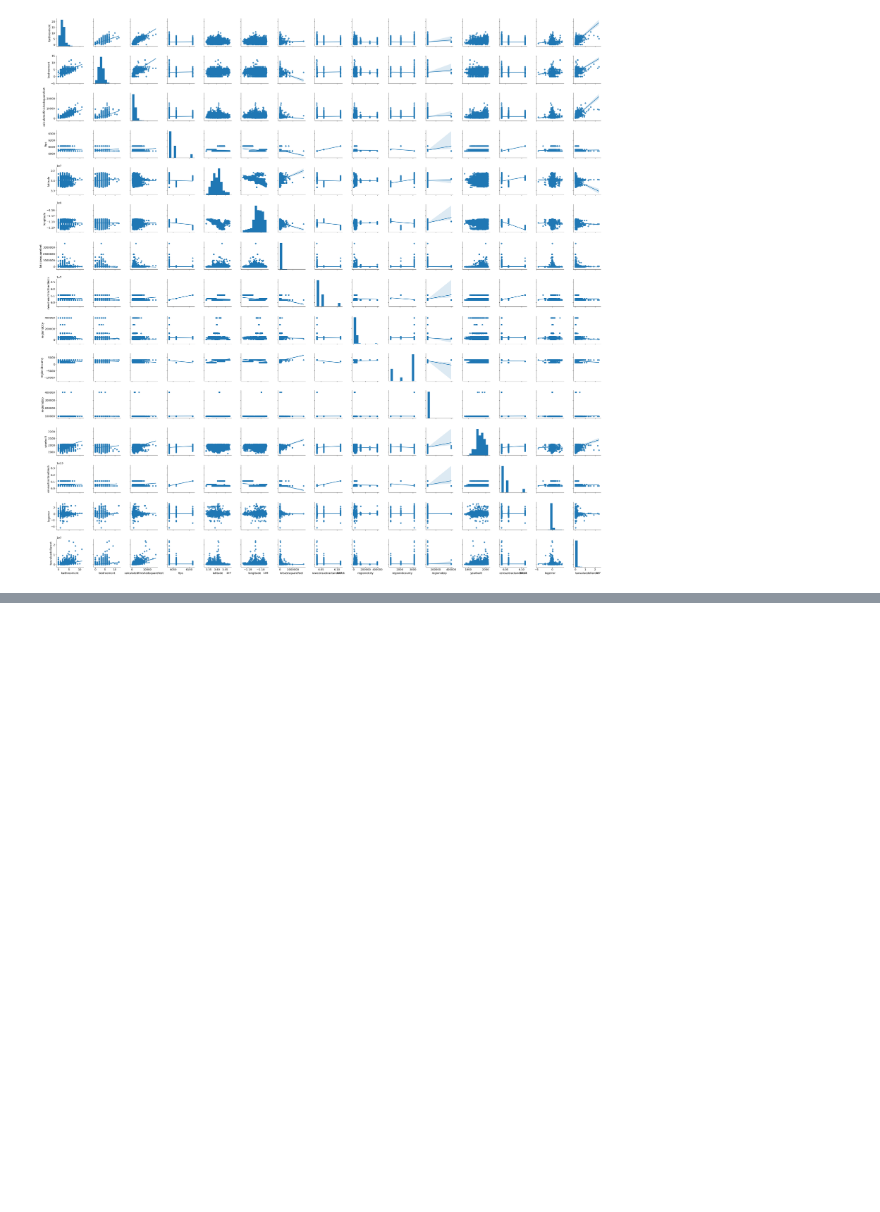
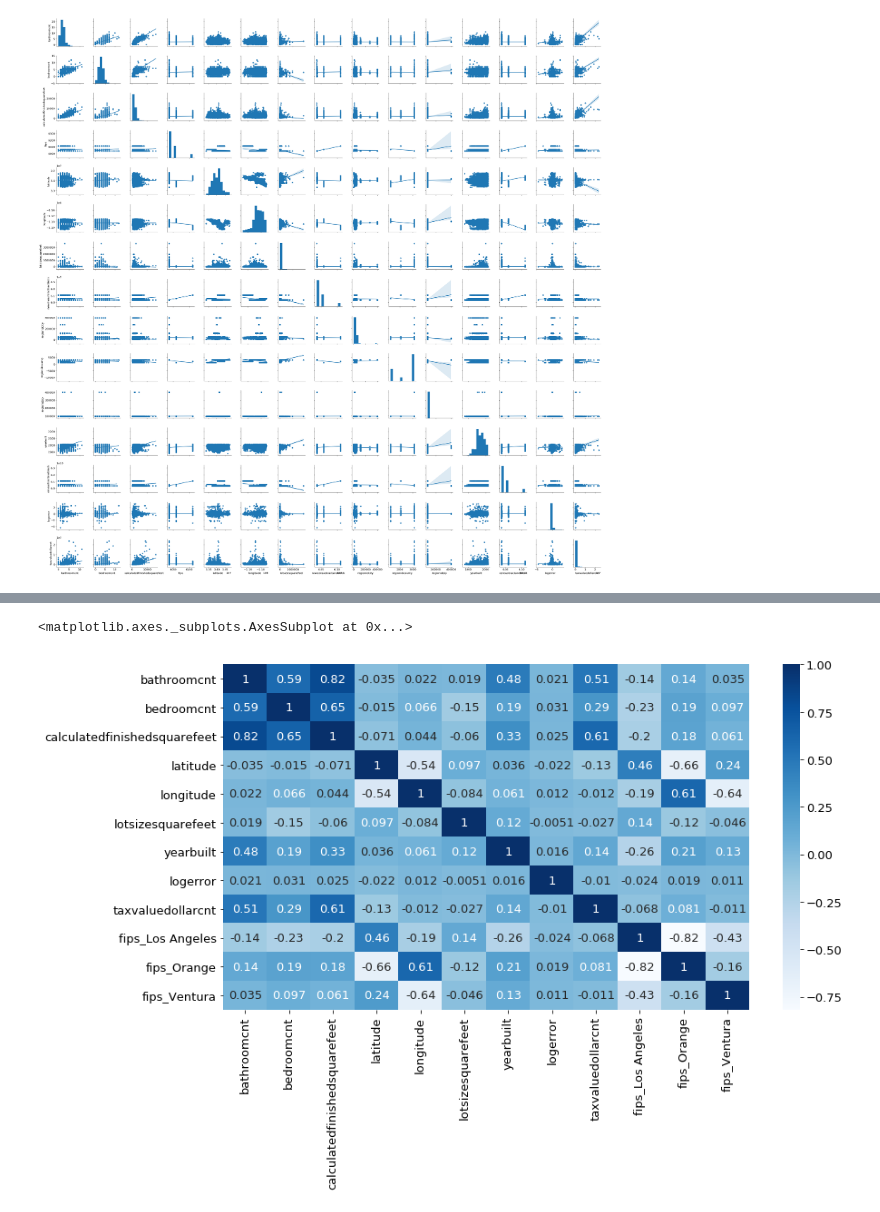
Before and after one commit to Estimating-Home-Value/Predicting-Tax-Assessed-Home-Values, a Jupyter notebook: model.ipynb, the cells around one changed output, grey strips where cells are left out. Cells and saved outputs as stored; diff of their text form; code cells hidden in the pictures; blank space fills up the shorter version.

```diff
--- a/model.ipynb
+++ b/model.ipynb
@@ -698,0 +893,5 @@ While the correlation plot only checked for linear correlations, we can still se
+# %%
+# Convert fips to county names
+
+zillow2.fips = zillow2.apply(acquire.add_county_column, axis=1)
+zillow2.head()
@@ -698,0 +905,16 @@ While the correlation plot only checked for linear correlations, we can still se
+# %%
+# Dummy encode fips, drop_first=False
+
+def encode_label(df, columns_to_encode):
+    """
+    Dummy coding of categorical varibales
+    Parameters: df, columns_to_encode(list)
+    """
+    obj_df = df[columns_to_encode]
+    dummy_df = pd.get_dummies(obj_df, dummy_na=False)
+    df = pd.concat([df, dummy_df], axis=1)
+    df.drop(columns=columns_to_encode, inplace=True)
+    return df
+# %%
+zillow2 = encode_label(zillow2, ['fips'])
+zillow2.info()
@@ -698,0 +944,4 @@ While the correlation plot only checked for linear correlations, we can still se
+# %%
+#Splitting the data
+train, validate, test = prepare.split_my_data(zillow2, pct=0.1)
+train.shape, validate.shape, test.shape
@@ -698,0 +1009,6 @@ While the correlation plot only checked for linear correlations, we can still se
+# %%
+corr = train.corr()
+sns.heatmap(corr, cmap='Blues', annot=True)
+# %% [output]
+<matplotlib.axes._subplots.AxesSubplot at 0x...>
+[figure, added]
```
Also changed, not shown: parts of 33 cells of this notebook.
